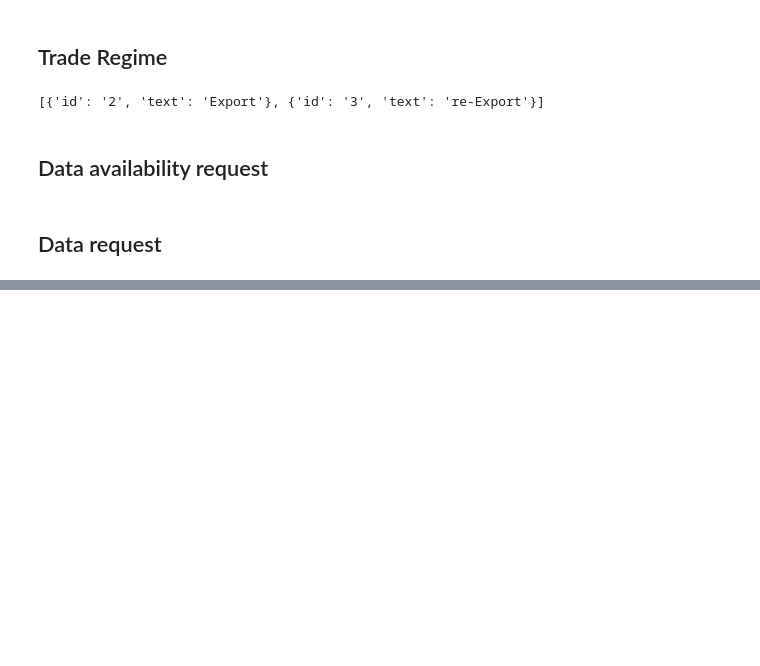
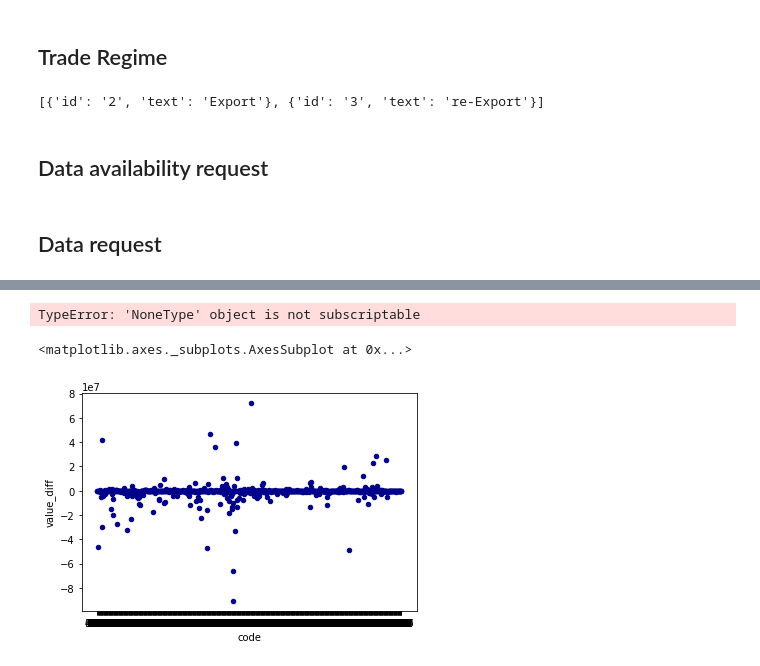
Before and after one commit to kmaneesh/tta, a Jupyter notebook: notebook/in/jp.ipynb, the cells around one changed output, grey strips where cells are left out. Saved outputs shown, nothing was run; the diff lists cells and outputs as text; code cells hidden in the pictures; blank space fills up the shorter version.

Commit message:
Updated code to generate the difference in values of export

```diff
--- a/notebook/in/jp.ipynb
+++ b/notebook/in/jp.ipynb
@@ -49,4 +49,4 @@ tta.set_source_destination(source, destination)
 # %% [markdown]
 ## Data request
 # %%
-data = tta.compare_export()
+data = tta.compare_export(2019, 'AG4')
@@ -99,0 +61,7 @@ df.to_csv('in_jp.csv')
+# %%
+df = pd.DataFrame.from_dict(data, orient='index')
+df['value_diff'] = df['value_a'] - df['value_b']
+df['quantity_diff'] = df['quantity_a'] - df['quantity_b']
+df.sort_values(by=['code'])
+df.to_csv('in_jp_2019_ag4.csv')
+df
@@ -99,0 +86,17 @@ df.to_csv('in_jp.csv')
+# %%
+# Get names of indexes for which column value_diff is less than 1000
+indexNames = df[  (df['value_diff'] <= 1000)  ].index
+# Delete these row indexes from dataFrame
+df = df.drop(indexNames , inplace=True)
+# Get names of indexes for which column value_diff is greater than -1000
+indexNames = df[  (df['value_diff'] >= -1000)  ].index
+# Delete these row indexes from dataFrame
+df.drop(indexNames , inplace=True)
+df
+# %% [output]
+TypeError: 'NoneType' object is not subscriptable
+# %%
+df.plot.scatter(x='code', y='value_diff', c='DarkBlue')
+# %% [output]
+<matplotlib.axes._subplots.AxesSubplot at 0x...>
+[figure, added]
```
Also changed, not shown: parts of 7 cells of this notebook, 2 other files.
